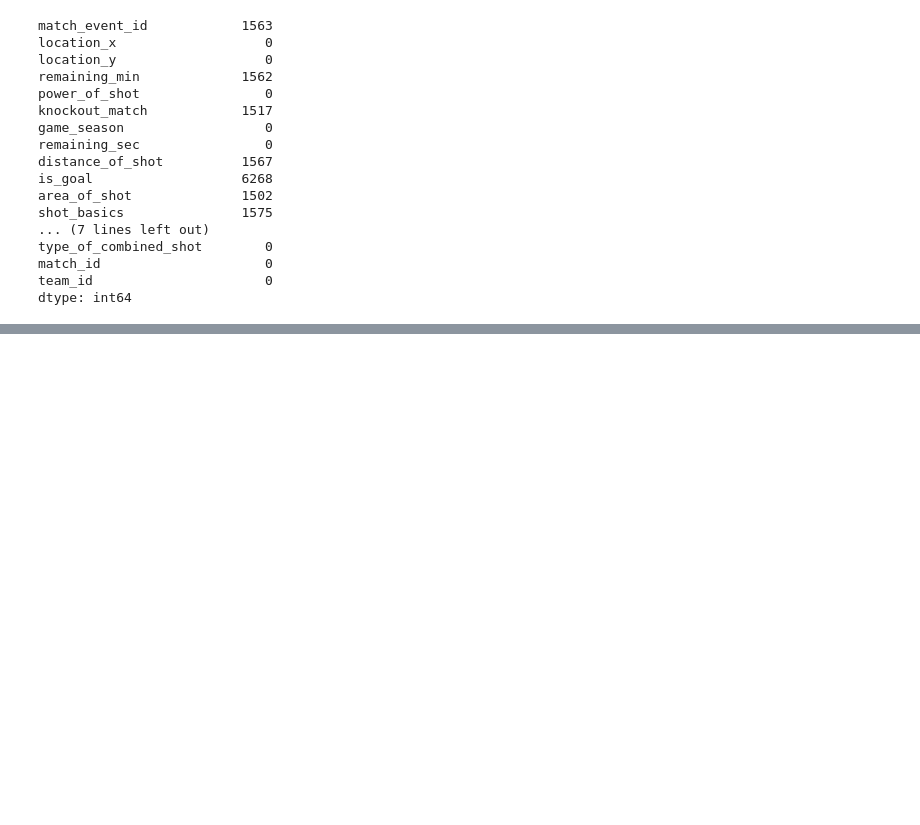
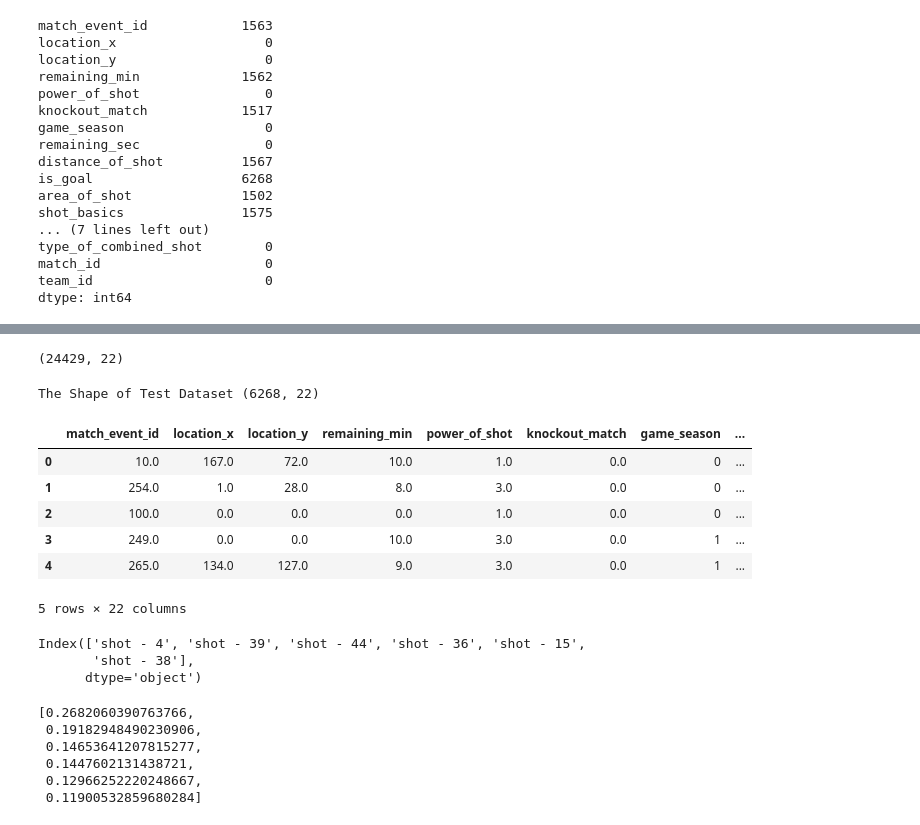
Before and after one commit to manan-bedi2908/Christiano-Ronaldo, a Jupyter notebook: ronaldo_manan.ipynb, the cells around one changed output, grey strips where cells are left out. Cells and saved outputs as stored; diff of their text form; code cells hidden in the pictures; blank space fills up the shorter version.

```diff
--- a/ronaldo_manan.ipynb
+++ b/ronaldo_manan.ipynb
@@ -335,0 +674,37 @@ Null values in column home/away after the forward fill = 0
+# %%
+train.shape
+# %% [output]
+(24429, 22)
+# %%
+# Making the Test Dataset
+test = df[df.is_goal.isnull()]
+print('The Shape of Test Dataset',test.shape)
+test.set_index(np.arange(test.shape[0]), inplace=True)
+test.head()
+# %% [output]
+The Shape of Test Dataset (6268, 22)
+|  | match_event_id | location_x | location_y | remaining_min | power_of_shot | knockout_match | game_season | ... |
+| 0 | 10.0 | 167.0 | 72.0 | 10.0 | 1.0 | 0.0 | 0 | ... |
+| 1 | 254.0 | 1.0 | 28.0 | 8.0 | 3.0 | 0.0 | 0 | ... |
+| 2 | 100.0 | 0.0 | 0.0 | 0.0 | 1.0 | 0.0 | 0 | ... |
+| 3 | 249.0 | 0.0 | 0.0 | 10.0 | 3.0 | 0.0 | 1 | ... |
+| 4 | 265.0 | 134.0 | 127.0 | 9.0 | 3.0 | 0.0 | 1 | ... |
+5 rows × 22 columns
+# %%
+l_goal   = train[train.is_goal == 1].type_of_shot.value_counts().head(6).keys() #Top six shots when it was goal
+l_goal
+# %% [output]
+Index(['shot - 4', 'shot - 39', 'shot - 44', 'shot - 36', 'shot - 15',
+       'shot - 38'],
+      dtype='object')
+# %%
+p_g_sum  = train[train.is_goal == 1].type_of_shot.value_counts().head(6).sum() # Top six shots when it was goal
+p_goal   = (train[train.is_goal == 1].type_of_shot.value_counts().head(6) / p_g_sum ).tolist()  # There respective probablities
+p_goal
+# %% [output]
+[0.2682060390763766,
+ 0.19182948490230906,
+ 0.14653641207815277,
+ 0.1447602131438721,
+ 0.12966252220248667,
+ 0.11900532859680284]
```
Also changed, not shown: parts of 48 cells of this notebook.
